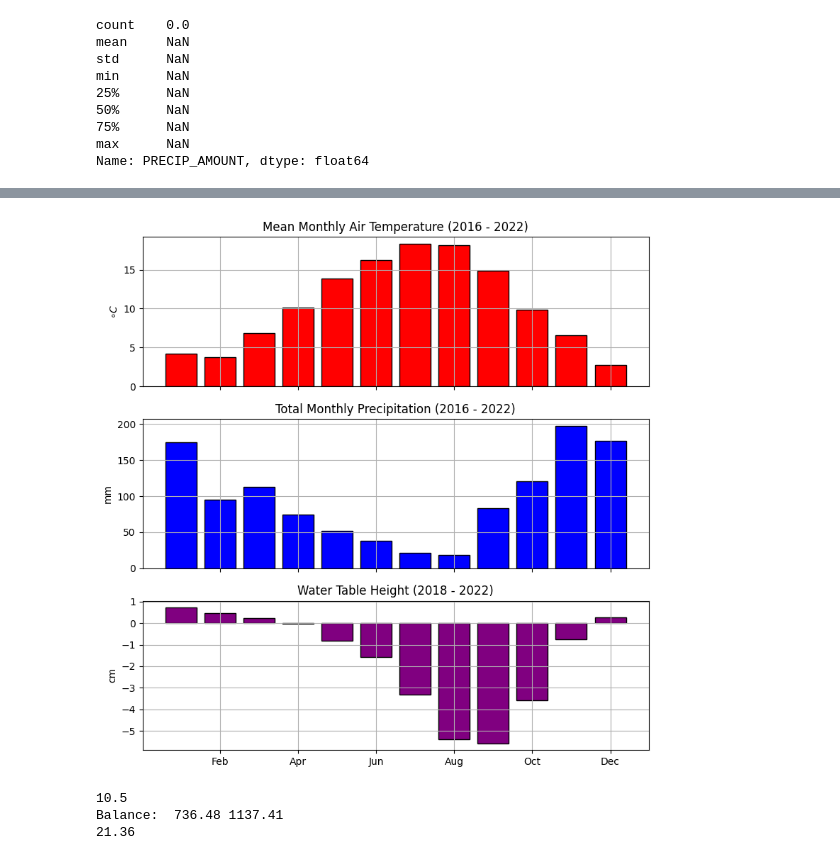
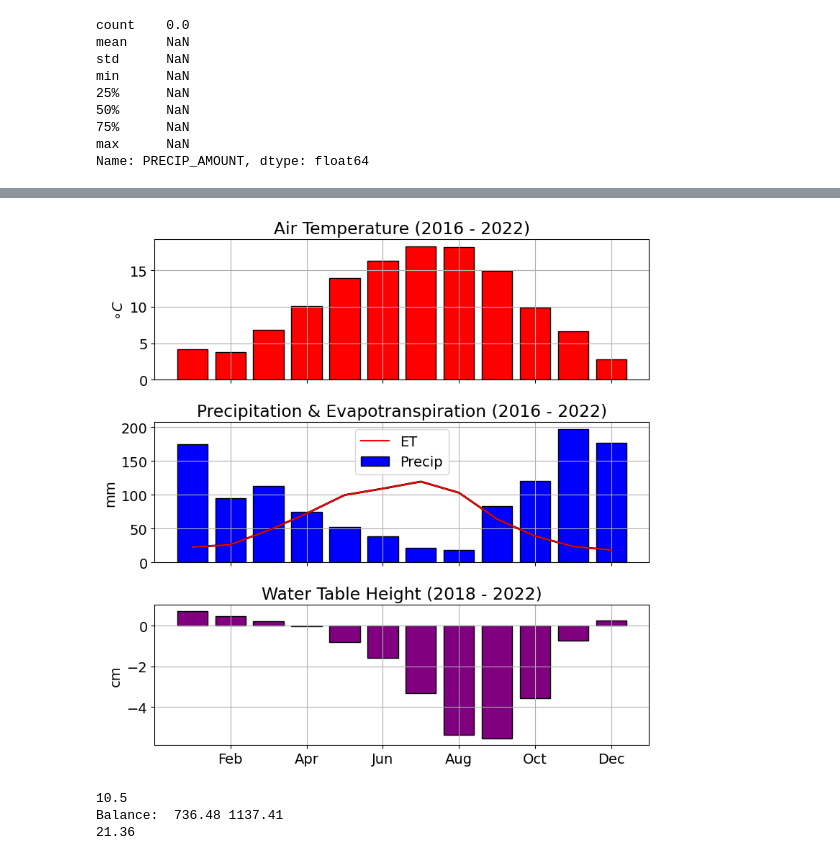
Before and after one commit to ubc-micromet/BBECA_Work, a Jupyter notebook: Maps_and_Figures.ipynb, the cells around one changed output, grey strips where cells are left out. Cells and saved outputs as stored; diff of their text form; code cells hidden in the pictures.

```diff
--- a/Maps_and_Figures.ipynb
+++ b/Maps_and_Figures.ipynb
@@ -268,46 +431,50 @@ Name: PRECIP_AMOUNT, dtype: float64
 # %%
-import pandas as pd
-import matplotlib.pyplot as plt
+# import pandas as pd
+# import matplotlib.pyplot as plt
 
-BB1 = pd.read_csv('BB_Data/BB1_Climate.csv',parse_dates={'Date':[0]},low_memory=False)
-BB1 = BB1.set_index('Date')
-BB1 = BB1.loc[BB1.index.year<=2022]
+# BB1 = pd.read_csv('BB_Data/BB1_Climate.csv',parse_dates={'Date':[0]},low_memory=False)
+# BB1 = BB1.set_index('Date')
+# BB1 = BB1.loc[BB1.index.year<=2022]
 
 
 BB1_m = BB1[['TA']].groupby(BB1.index.month).mean()
-BB1_ym = BB1[['P']].resample('m').sum()
-BB1_m['P'] = BB1_ym.groupby(BB1_ym.index.month).mean()
+BB1_ym = BB1[['P','ET_est']].resample('m').sum()
+BB1_m[['P','ET']] = BB1_ym.groupby(BB1_ym.index.month).mean()
+# BB1_m['ET'] = BB1_ym.groupby(BB1_ym.index.month).mean()['ET_est']
 
 WTD=pd.read_csv('BB_Data/BB1_WTD_Corrected.csv',parse_dates=['Date'],index_col=['Date'])
 
 kwargs = {'color':'red','edgecolor':'k'}
 
 fig,ax=plt.subplots(3,figsize=(8,8),sharex=True)
 ax[0].bar(BB1_m.index,BB1_m['TA'],**kwargs)
 ax[0].grid()
 ax[0].set_ylabel('$\circ C$')
-ax[0].set_title('Mean Monthly Air Temperature (2016 - 2022)')
+ax[0].set_title('Air Temperature (2016 - 2022)')
 
 kwargs['color']='blue'
-ax[1].bar(BB1_m.index,BB1_m['P'],**kwargs)
+ax[1].bar(BB1_m.index,BB1_m['P'],**kwargs,label='Precip')
+ax[1].plot(BB1_m.index,BB1_m['ET'],color='k',linewidth=2)
+ax[1].plot(BB1_m.index,BB1_m['ET'],color='r',linewidth=1.5,label='ET')
 ax[1].grid()
 ax[1].set_ylabel('mm')
-ax[1].set_title('Total Monthly Precipitation (2016 - 2022)')
+ax[1].set_title('Precipitation & Evapotranspiration (2016 - 2022)')
+ax[1].legend()
 
 kwargs['color'] = 'purple'
 
 WTD_m = WTD.groupby(WTD.index.month).mean()
 ax[2].bar(WTD_m.index,WTD_m['WTD_est'],**kwargs)
 ax[2].grid()
 ax[2].set_ylabel('cm')
 ax[2].set_title('Water Table Height (2018 - 2022)')
 ax[2].set_xticks([2,4,6,8,10,12])
 ax[2].set_xticklabels(['Feb','Apr','Jun','Aug','Oct','Dec'])
 
 plt.tight_layout()
 plt.savefig('images/Climatology.png',dpi=600)
 # %% [output]
-[figure, old version]
+[figure, new version]
 # %%
 print(BB1['TA'].mean().round(2))
 from scipy import stats
```
Also changed, not shown: parts of 7 cells of this notebook, 56 other files.
